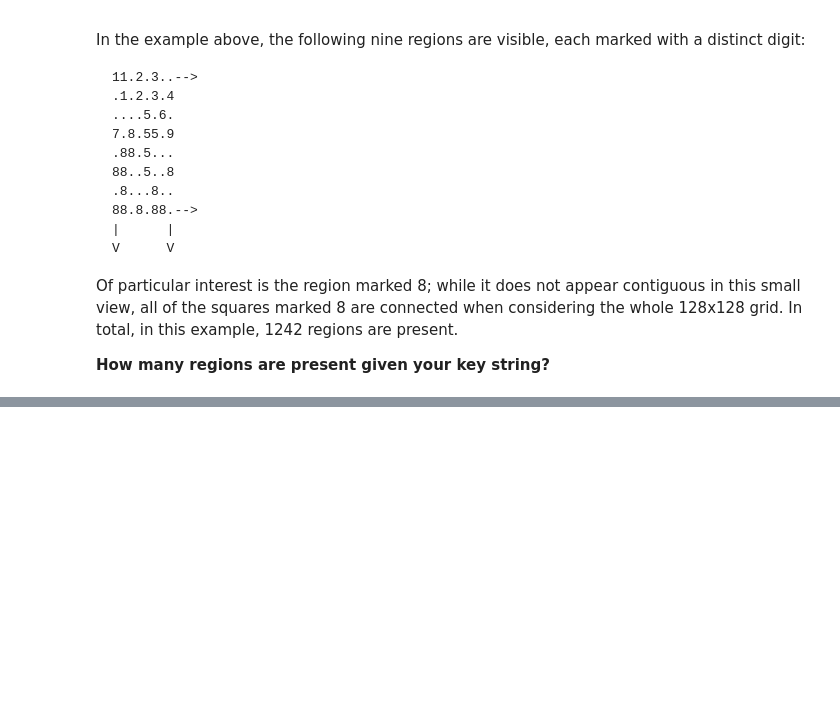
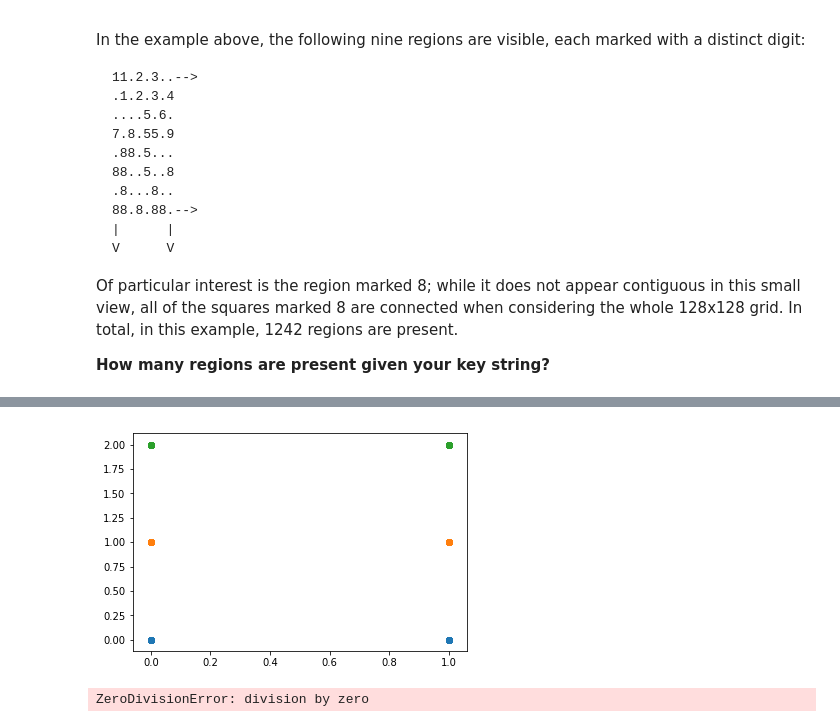
Before and after one commit to khalido/adventofcode, a Jupyter notebook: Day 14 - Disk Defragmentation.ipynb, the cells around one changed output, grey strips where cells are left out. Cells and saved outputs as stored; diff of their text form; code cells hidden in the pictures; blank space fills up the shorter version.

```diff
--- a/Day 14 - Disk Defragmentation.ipynb
+++ b/Day 14 - Disk Defragmentation.ipynb
@@ -186,0 +190,12 @@ visualize_squares_used(puzzle_input)
+# %%
+def plot_array(disk):
+    for i, row in enumerate(disk):
+        plt.scatter(row, [i for _ in range(len(disk[i]))])
+
+plot_array(disk[:3])
+# %% [output]
+[figure, added]
+# %%
+np.arange(1,step=0)
+# %% [output]
+ZeroDivisionError: division by zero
```
Also changed, not shown: parts of 6 cells of this notebook.
